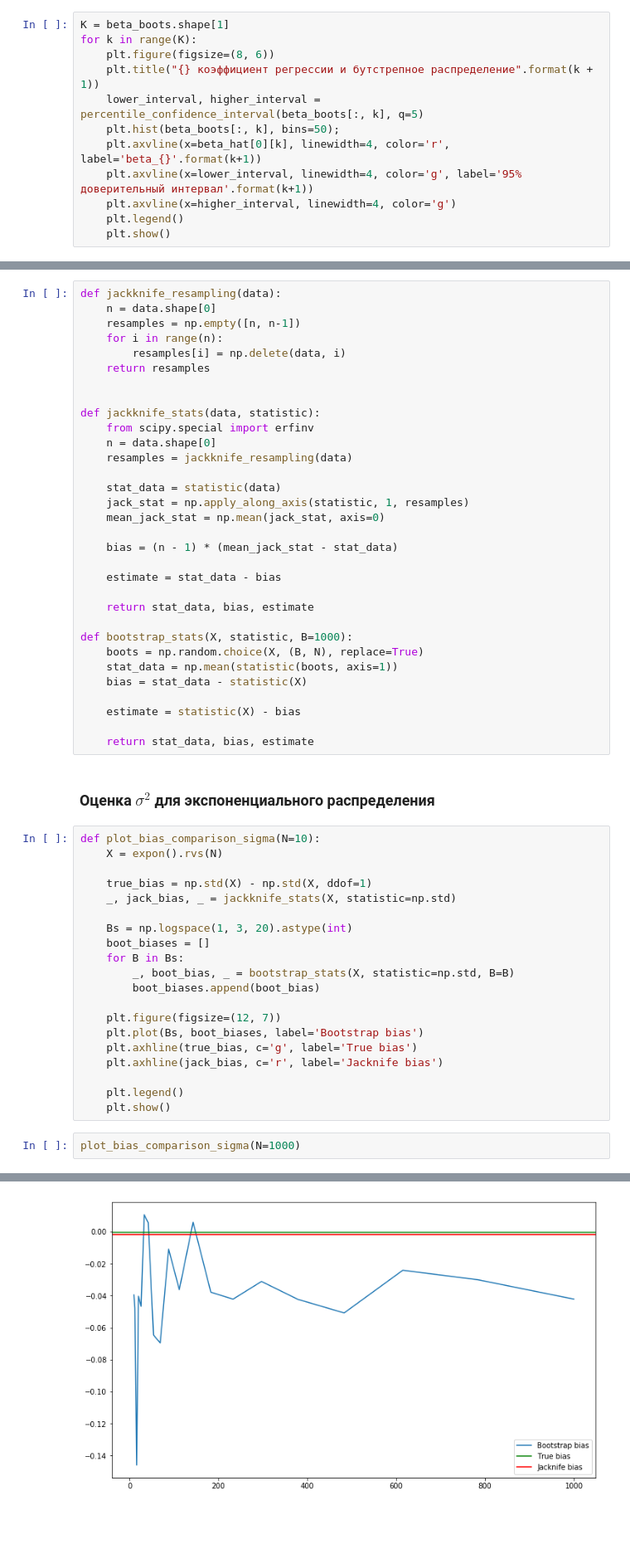
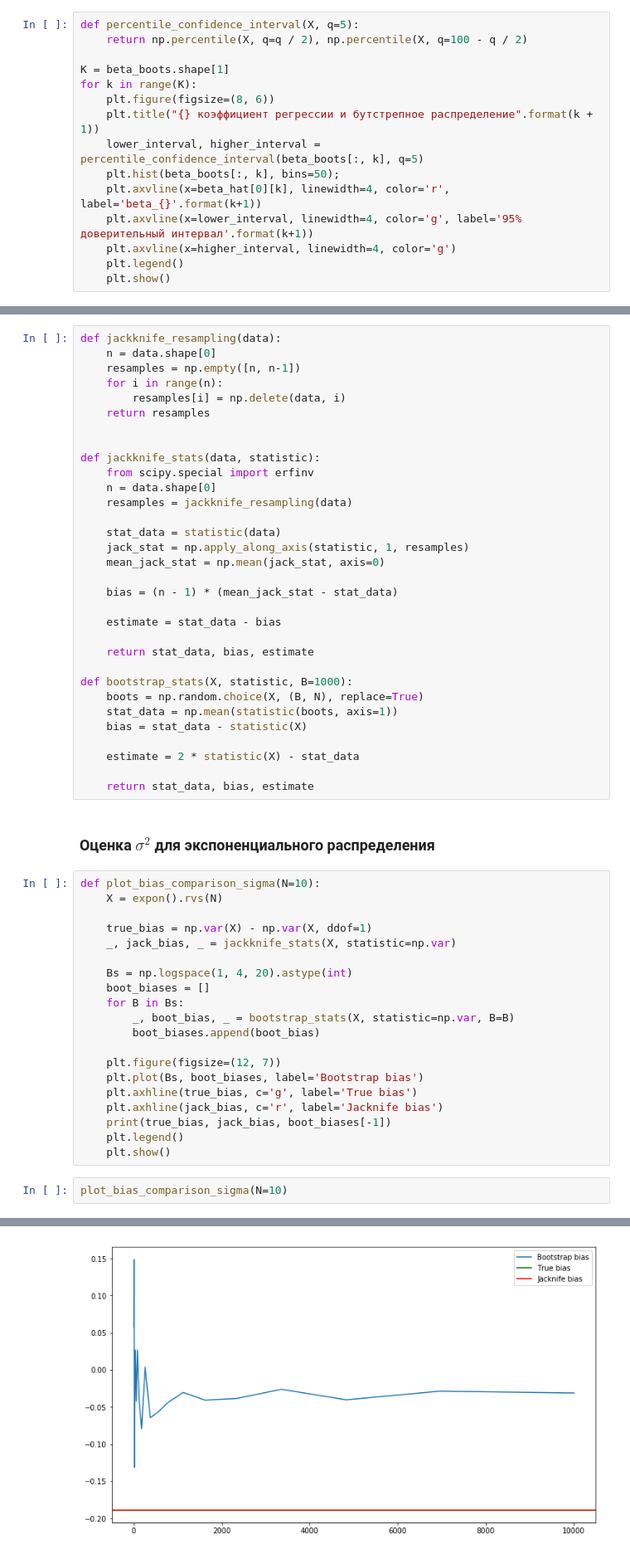
Before and after one commit to SchattenGenie/statsbio, a Jupyter notebook: seminars/04_bootstrap/bootstrap.ipynb, the cells around one changed output, grey strips where cells are left out. Shown at 83% size. Saved outputs shown, nothing was run; the diff lists cells and outputs as text; blank space fills up the shorter version.

```diff
--- a/seminars/04_bootstrap/bootstrap.ipynb
+++ b/seminars/04_bootstrap/bootstrap.ipynb
@@ -306,5 +376,8 @@ plt.show()
 [figure]
 # %%
+def percentile_confidence_interval(X, q=5):
+    return np.percentile(X, q=q / 2), np.percentile(X, q=100 - q / 2)
+
 K = beta_boots.shape[1]
 for k in range(K):
     plt.figure(figsize=(8, 6))
@@ -572,7 +642,7 @@ def bootstrap_stats(X, statistic, B=1000):
     stat_data = np.mean(statistic(boots, axis=1))
     bias = stat_data - statistic(X)
 
-    estimate = statistic(X) - bias
+    estimate = 2 * statistic(X) - stat_data
 
     return stat_data, bias, estimate
 # %% [markdown]
@@ -581,22 +651,22 @@ def bootstrap_stats(X, statistic, B=1000):
 def plot_bias_comparison_sigma(N=10):
     X = expon().rvs(N)
 
-    true_bias = np.std(X) - np.std(X, ddof=1)
-    _, jack_bias, _ = jackknife_stats(X, statistic=np.std)
+    true_bias = np.var(X) - np.var(X, ddof=1)
+    _, jack_bias, _ = jackknife_stats(X, statistic=np.var)
 
-    Bs = np.logspace(1, 3, 20).astype(int)
+    Bs = np.logspace(1, 4, 20).astype(int)
     boot_biases = []
     for B in Bs:
-        _, boot_bias, _ = bootstrap_stats(X, statistic=np.std, B=B)
+        _, boot_bias, _ = bootstrap_stats(X, statistic=np.var, B=B)
         boot_biases.append(boot_bias)
 
     plt.figure(figsize=(12, 7))
     plt.plot(Bs, boot_biases, label='Bootstrap bias')
     plt.axhline(true_bias, c='g', label='True bias')
     plt.axhline(jack_bias, c='r', label='Jacknife bias')
-
+    print(true_bias, jack_bias, boot_biases[-1])
     plt.legend()
     plt.show()
 # %%
-plot_bias_comparison_sigma(N=1000)
+plot_bias_comparison_sigma(N=10)
 # %% [output]
@@ -603,4 +674,4 @@ plot_bias_comparison_sigma(N=1000)
-[figure, old version]
+[figure, new version]
 # %%
 from scipy.stats import kurtosis
 def plot_bias_comparison_kurtosis(N=10):
```
Also changed, not shown: parts of 42 cells of this notebook.
